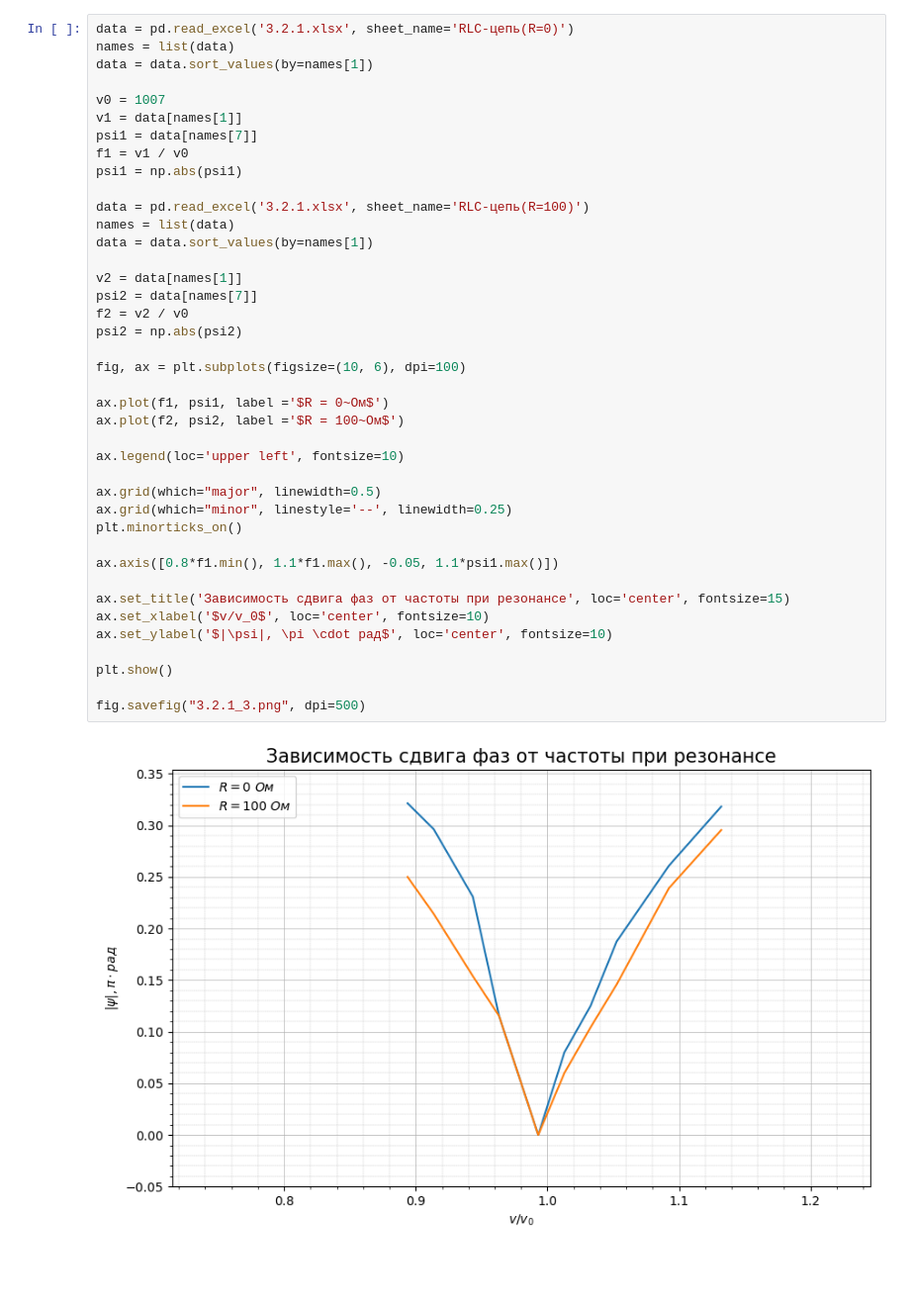
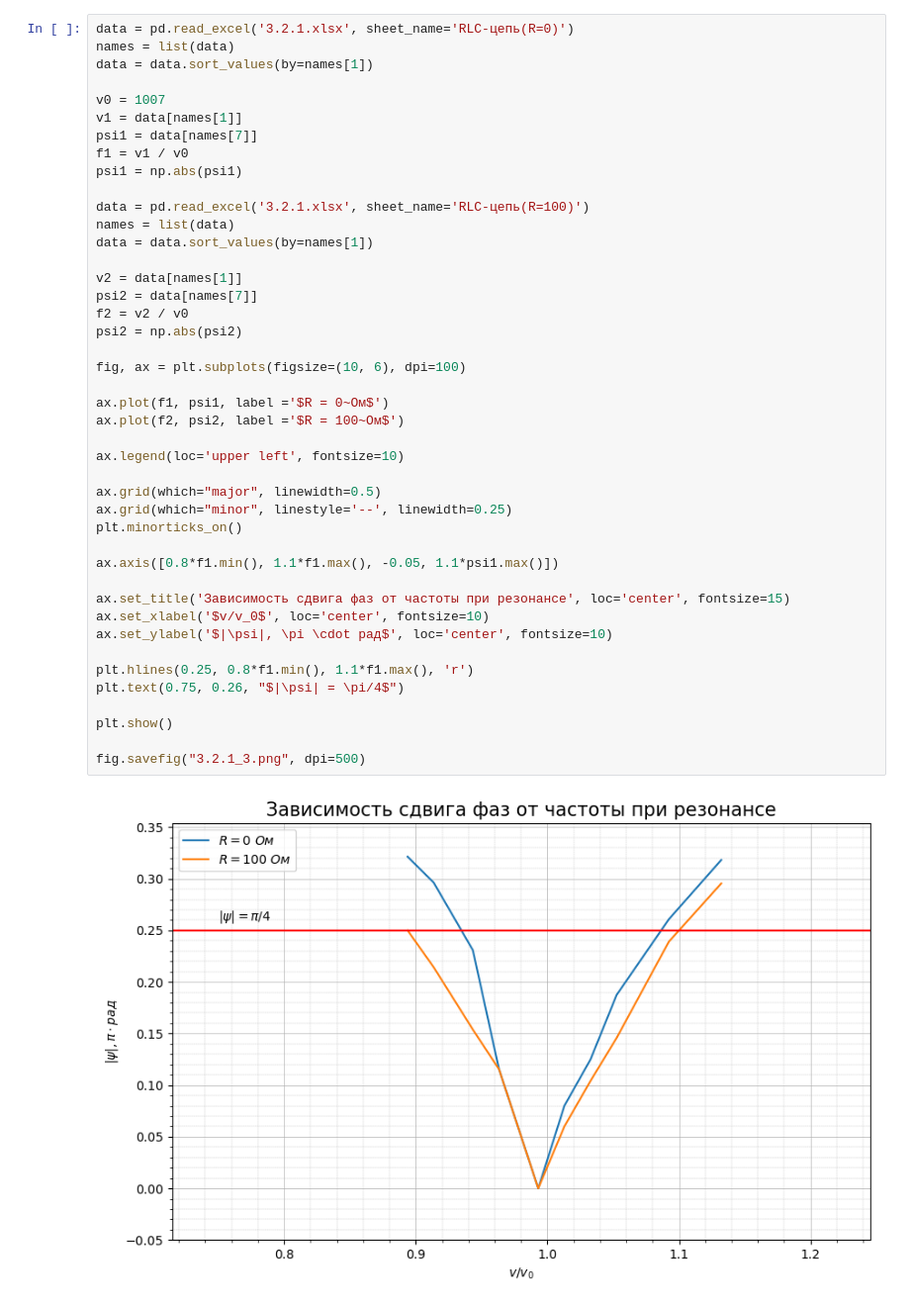
Before and after one commit to A1rsenij/Labs_physics, a Jupyter notebook: 3.2.1/3.2.1.ipynb, the cells around one changed output. Shown at 99% size. Drawn from its saved outputs; the diff is of its cells as text; blank space fills up the shorter version.

```diff
--- a/3.2.1/3.2.1.ipynb
+++ b/3.2.1/3.2.1.ipynb
@@ -86,31 +90,34 @@ psi1 = np.abs(psi1)
 data = pd.read_excel('3.2.1.xlsx', sheet_name='RLC-цепь(R=100)')
 names = list(data)
 data = data.sort_values(by=names[1])
 
 v2 = data[names[1]]
 psi2 = data[names[7]]
 f2 = v2 / v0
 psi2 = np.abs(psi2)
 
 fig, ax = plt.subplots(figsize=(10, 6), dpi=100)
 
 ax.plot(f1, psi1, label ='$R = 0~Ом$')
 ax.plot(f2, psi2, label ='$R = 100~Ом$')
 
 ax.legend(loc='upper left', fontsize=10)
 
 ax.grid(which="major", linewidth=0.5)
 ax.grid(which="minor", linestyle='--', linewidth=0.25)
 plt.minorticks_on()
 
 ax.axis([0.8*f1.min(), 1.1*f1.max(), -0.05, 1.1*psi1.max()])
 
 ax.set_title('Зависимость сдвига фаз от частоты при резонансе', loc='center', fontsize=15)
 ax.set_xlabel('$v/v_0$', loc='center', fontsize=10)
 ax.set_ylabel('$|\psi|, \pi \cdot рад$', loc='center', fontsize=10)
 
+plt.hlines(0.25, 0.8*f1.min(), 1.1*f1.max(), 'r')
+plt.text(0.75, 0.26, "$|\psi| = \pi/4$")
+
 plt.show()
 
 fig.savefig("3.2.1_3.png", dpi=500)
 # %% [output]
-[figure, old version]
+[figure, new version]
```
Also changed, not shown: parts of 2 cells of this notebook, 12 other files.
